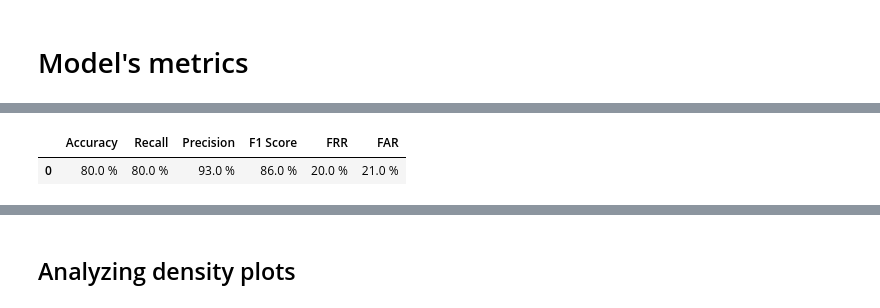
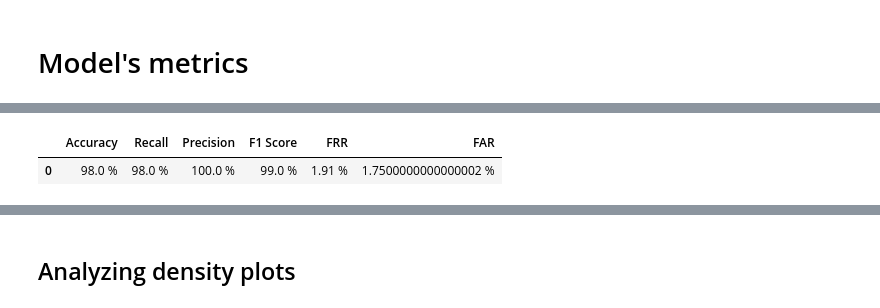
Before and after one commit to biometrickz/SSAN, a Jupyter notebook: Untitled.ipynb, the cells around one changed output, grey strips where cells are left out. Cells and saved outputs as stored; diff of their text form; code cells hidden in the pictures.

```diff
--- a/Untitled.ipynb
+++ b/Untitled.ipynb
@@ -201,7 +176,7 @@ map_size = 32
 batch_size = 256
 num_workers = 8
 # %%
-PATH = './results/PatchNet/model/SSAN_R_pPatchnet_best.pth'
+PATH = './results/PatchNet_R_1200_112_woxcsmad/model/SSAN_R_pPatchnet_best.pth'
 model = SSAN_R().cuda()
 model.load_state_dict(torch.load(PATH)['state_dict'])
 # %% [output]
@@ -226,7 +201,7 @@ with torch.no_grad():
         for ii in range(image_x.shape[0]):
             scores.append("{} {}\n".format(score_norm[ii], label[ii][0]))
 
-    map_score_val_filename = os.path.join('./', "{}_score.txt".format('test'))
+    map_score_val_filename = os.path.join('./', "{}_score_112_woxcsmad.txt".format('test'))
     print("score: write test scores to {}".format(map_score_val_filename))
     with open(map_score_val_filename, 'w') as file:
         file.writelines(scores)
@@ -287,8 +262,8 @@ def overall_result(y_, y_predicted):
     result_s['Recall']        = [str(round(conf_sensitivity,2)*100)+' %']
     result_s['Precision']          = [str(round(conf_precision,2)*100)+' %']
     result_s['F1 Score']           = [str(round(conf_f1,2)*100)+' %']
-    result_s['FRR']                = [str(round(conf_far,2)*100)+' %']
-    result_s['FAR']                = [str(round(conf_frr,2)*100)+' %']
+    result_s['FRR']                = [str(round(conf_far,4)*100)+' %']
+    result_s['FAR']                = [str(round(conf_frr,4)*100)+' %']
     #result_s['inference_time']     = [str(round(sum(inferences_time),2))+ 's']
     #result_s['MCC']                = [round(matthews_corrcoef(y_, y_predicted),2)]
 
@@ -299,7 +274,10 @@ def overall_result(y_, y_predicted):
     return df_result
 # %%
 # map_score_val_filename = '/home/user/ml_projects/Yeldar/SSAN/results/PatchNet/score/epoch_714/patchnet_score.txt'
-map_score_val_filename = './test_score.txt'
+# map_score_val_filename = './test_score_64_wbothxcsmad.txt'
+# map_score_val_filename = './test_score_64_wolivexcsmad.txt'
+# map_score_val_filename = './test_score_64_woxcsmad.txt'
+map_score_val_filename = './test_score_112_woxcsmad.txt'
 
 with open(map_score_val_filename, 'r') as file:
     lines = file.readlines()
@@ -318,15 +360,15 @@ for line in lines:
 # %%
 y_true = np.array(val_labels)
 y_true = y_true.astype(int)
 y_pred = np.array(val_scores)
-best_threshold = 0.44532909989356995
+best_threshold = 0.9854897260665894 # wxcsmad 64
 # best_threshold = 0.9918213486671448
 y_pred = [1 if score>best_threshold else 0 for score in y_pred]
 # 1 = live
 #0=mask
 
 metrics = overall_result(y_true, y_pred)
 metrics
 # %% [output]
 |  | Accuracy | Recall | Precision | F1 Score | FRR | FAR |
-| 0 | 80.0 % | 80.0 % | 93.0 % | 86.0 % | 20.0 % | 21.0 % |
+| 0 | 98.0 % | 98.0 % | 100.0 % | 99.0 % | 1.91 % | 1.7500000000000002 % |
```
Also changed, not shown: parts of 17 cells of this notebook, 8 other files.
